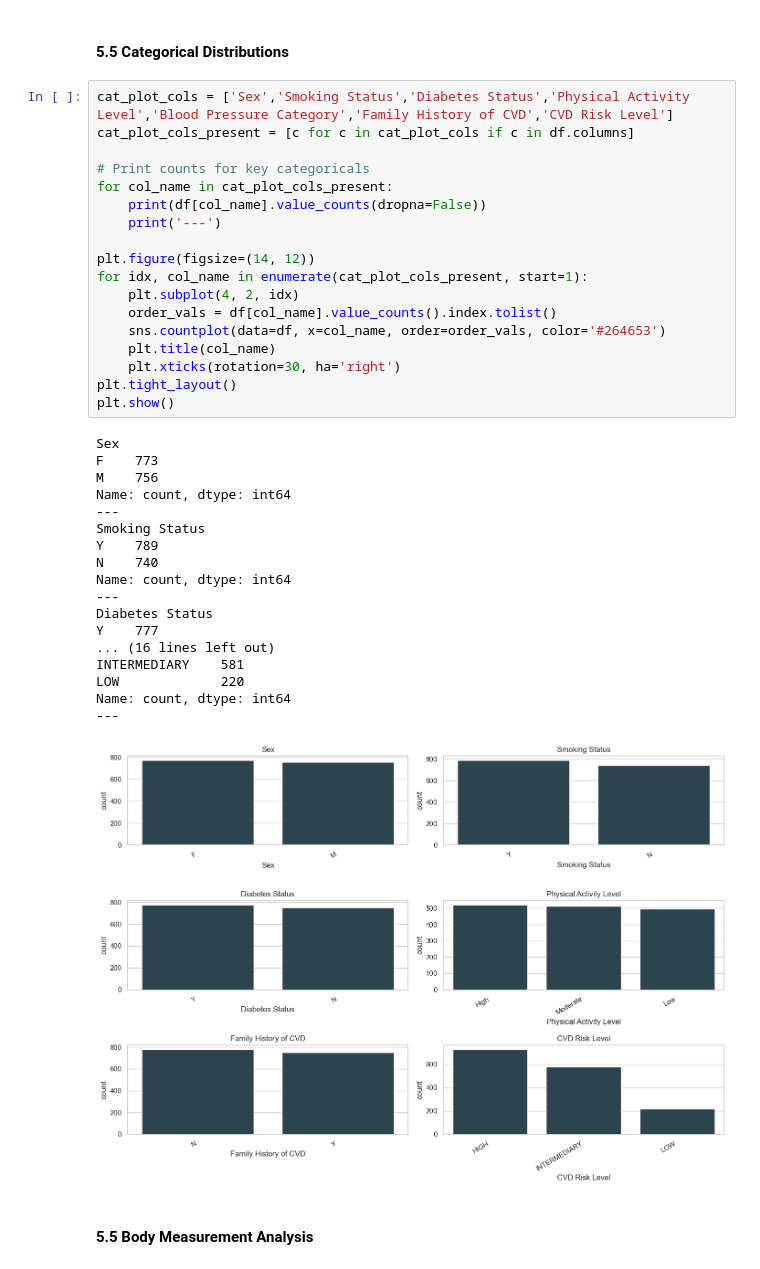
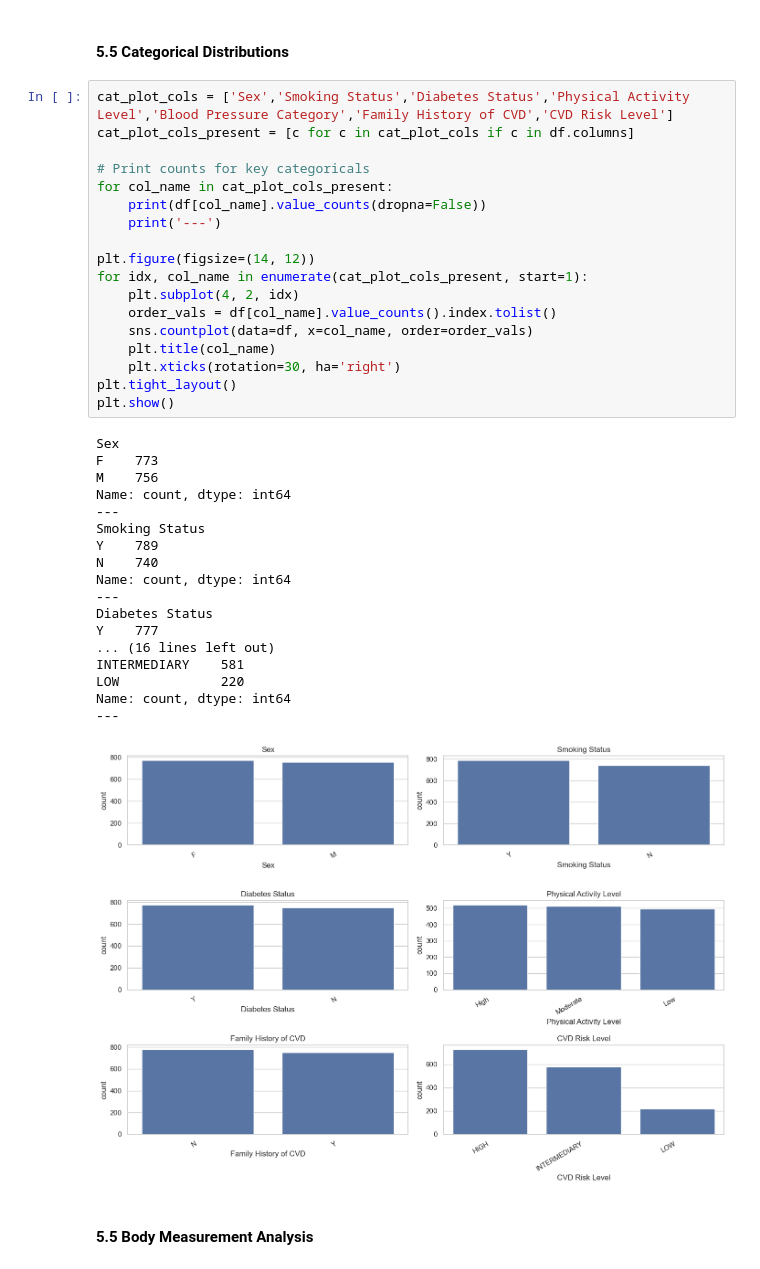
Before and after one commit to shampeyndadi/STINTSY_MCO, a Jupyter notebook: MCO.ipynb, the cells around one changed output. Saved outputs shown, nothing was run; the diff lists cells and outputs as text.

```diff
--- a/MCO.ipynb
+++ b/MCO.ipynb
@@ -337,35 +337,35 @@ cat_plot_cols_present = [c for c in cat_plot_cols if c in df.columns]
 for col_name in cat_plot_cols_present:
     print(df[col_name].value_counts(dropna=False))
     print('---')
 
 plt.figure(figsize=(14, 12))
 for idx, col_name in enumerate(cat_plot_cols_present, start=1):
     plt.subplot(4, 2, idx)
     order_vals = df[col_name].value_counts().index.tolist()
-    sns.countplot(data=df, x=col_name, order=order_vals, color='#264653')
+    sns.countplot(data=df, x=col_name, order=order_vals)
     plt.title(col_name)
     plt.xticks(rotation=30, ha='right')
 plt.tight_layout()
 plt.show()
 # %% [output]
 Sex
 F    773
 M    756
 Name: count, dtype: int64
 ---
 Smoking Status
 Y    789
 N    740
 Name: count, dtype: int64
 ---
 Diabetes Status
 Y    777
 ... (16 lines left out)
 INTERMEDIARY    581
 LOW             220
 Name: count, dtype: int64
 ---
-[figure, old version]
+[figure, new version]
 # %% [markdown]
 #### 5.5 Body Measurement Analysis
 # %%
```
